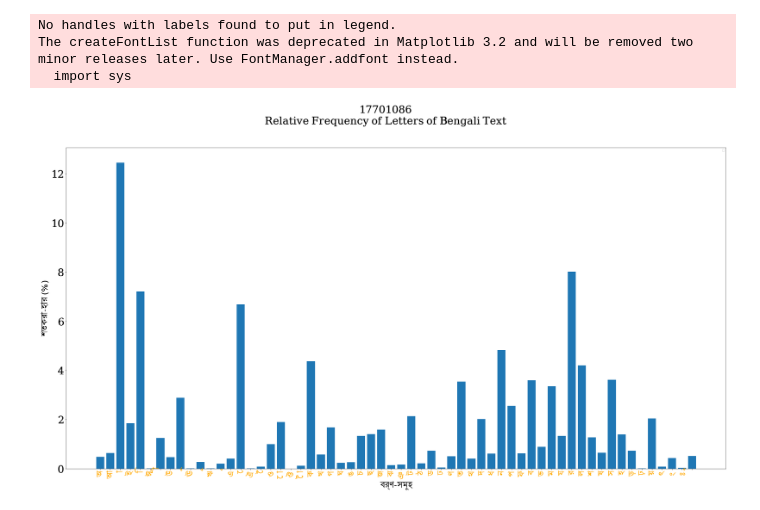
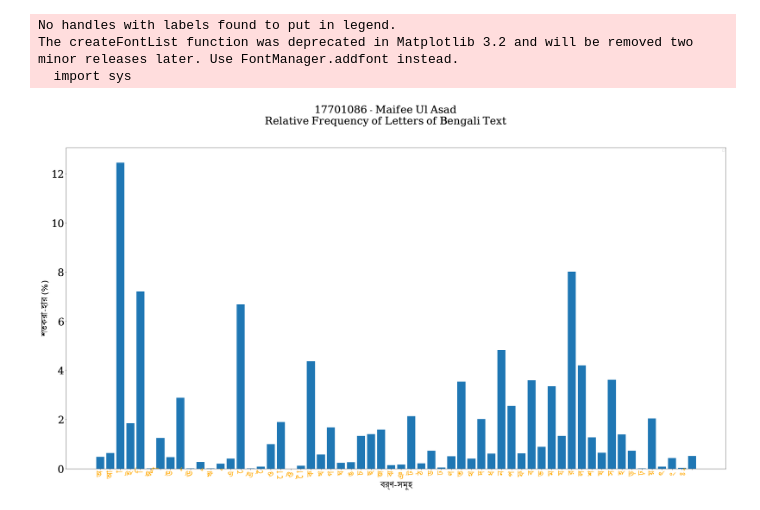
Before and after one commit to maifeeulasad/Bangla-Relative-Frequency, a Jupyter notebook: Relative Frequency.ipynb, the cells around one changed output. Cells and saved outputs as stored; diff of their text form; code cells hidden in the pictures.

```diff
--- a/Relative Frequency.ipynb
+++ b/Relative Frequency.ipynb
@@ -69,32 +69,32 @@ plt.tick_params(labelsize=36)
 keys = freq.keys()
 values = freq.values()
 
 alpha_seq = 'অআ াই িঈ ীউ ুঊ ূঋ ৃএ েঐ ৈও োঔ ৌকখগঘঙচছজঝঞটঠডঢণতথদধনপফবভমযরলশষসহড়ঢ়য়ৎংঃঁ'
 alpha_seq ="".join(alpha_seq.split())
 
 #print(list(alpha_seq))
 
 sorted_values = []
 total = 0
 
 for alpha in alpha_seq:
     count = freq[alpha] if alpha in freq else 0
     sorted_values.append(count)
     total += count
 
 sorted_values = [100*(value/total) for value in sorted_values]
 
 plt.bar(range(len(alpha_seq)), sorted_values, align='center')
 plt.xticks(np.arange(len(alpha_seq)), list(alpha_seq), color='orange', rotation=90)
 
-fig.suptitle('17701086\nRelative Frequency of Letters of Bengali Text', fontsize=36)
+fig.suptitle('17701086 - Maifee Ul Asad\nRelative Frequency of Letters of Bengali Text', fontsize=36)
 
 plt.xlabel('বর্ণ-সমূহ', fontsize=36)
 plt.ylabel('শতকরা-হার (%)', fontsize=36)
 
 plt.show()
 # %% [output]
 No handles with labels found to put in legend.
 The createFontList function was deprecated in Matplotlib 3.2 and will be removed two minor releases later. Use FontManager.addfont instead.
   import sys
-[figure, old version]
+[figure, new version]
```
Also changed, not shown: 1 other file.
